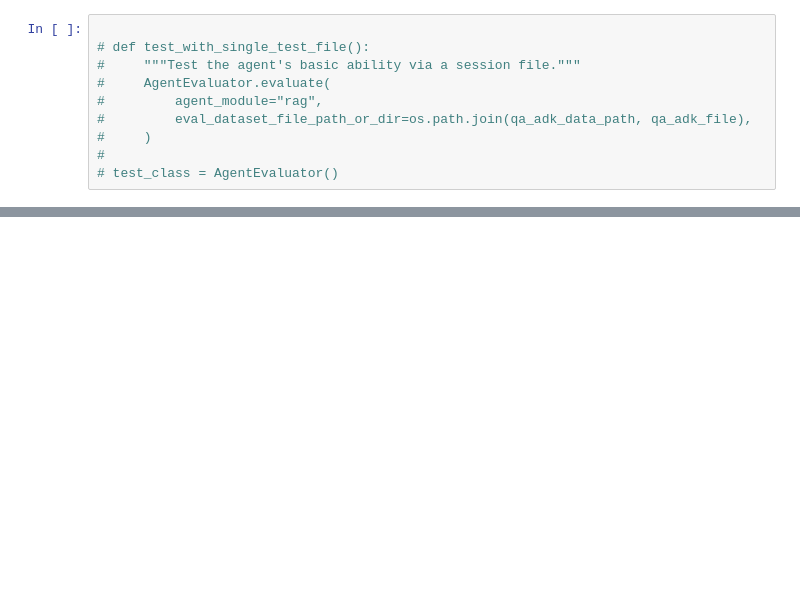
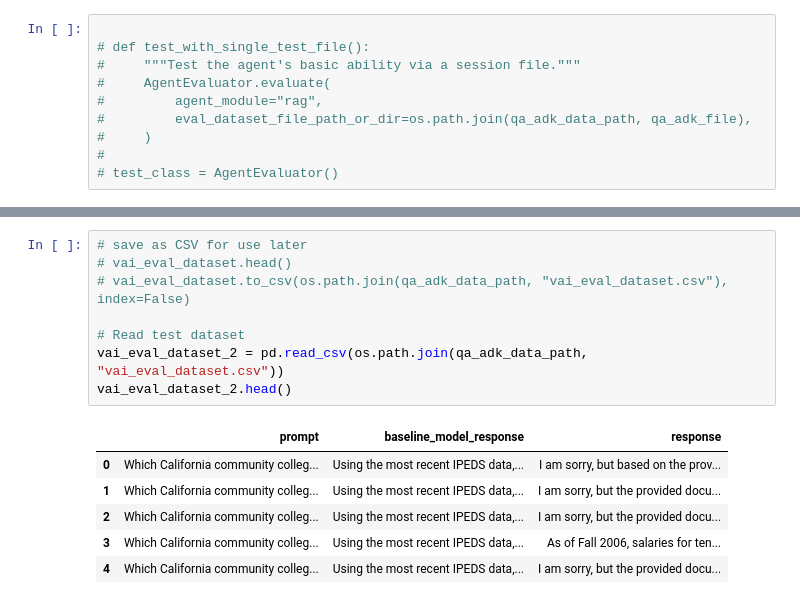
Before and after one commit to NumanticSolutions/ccc-policy_assistant, a Jupyter notebook: test_agent_workflow/test_AgentEval.ipynb, the cells around one changed output, grey strips where cells are left out. Cells and saved outputs as stored; diff of their text form; blank space fills up the shorter version.

```diff
--- a/test_agent_workflow/test_AgentEval.ipynb
+++ b/test_agent_workflow/test_AgentEval.ipynb
@@ -83,0 +288,15 @@ with open(os.path.join(qa_adk_data_path, "test_results.txt"), "w") as file:
+# %%
+# save as CSV for use later
+# vai_eval_dataset.head()
+# vai_eval_dataset.to_csv(os.path.join(qa_adk_data_path, "vai_eval_dataset.csv"), index=False)
+
+# Read test dataset
+vai_eval_dataset_2 = pd.read_csv(os.path.join(qa_adk_data_path, "vai_eval_dataset.csv"))
+vai_eval_dataset_2.head()
+# %% [output]
+|  | prompt | baseline_model_response | response |
+| 0 | Which California community colleg... | Using the most recent IPEDS data,... | I am sorry, but based on the prov... |
+| 1 | Which California community colleg... | Using the most recent IPEDS data,... | I am sorry, but the provided docu... |
+| 2 | Which California community colleg... | Using the most recent IPEDS data,... | I am sorry, but the provided docu... |
+| 3 | Which California community colleg... | Using the most recent IPEDS data,... | As of Fall 2006, salaries for ten... |
+| 4 | Which California community colleg... | Using the most recent IPEDS data,... | I am sorry, but the provided docu... |
```
Also changed, not shown: parts of 23 cells of this notebook, 7 other files.
